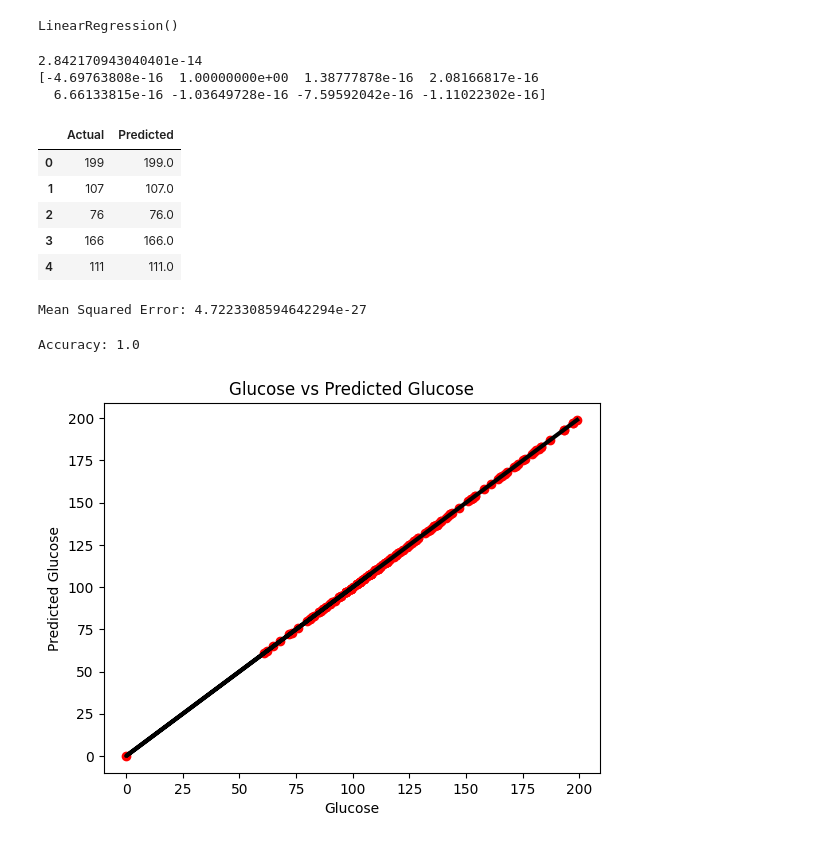
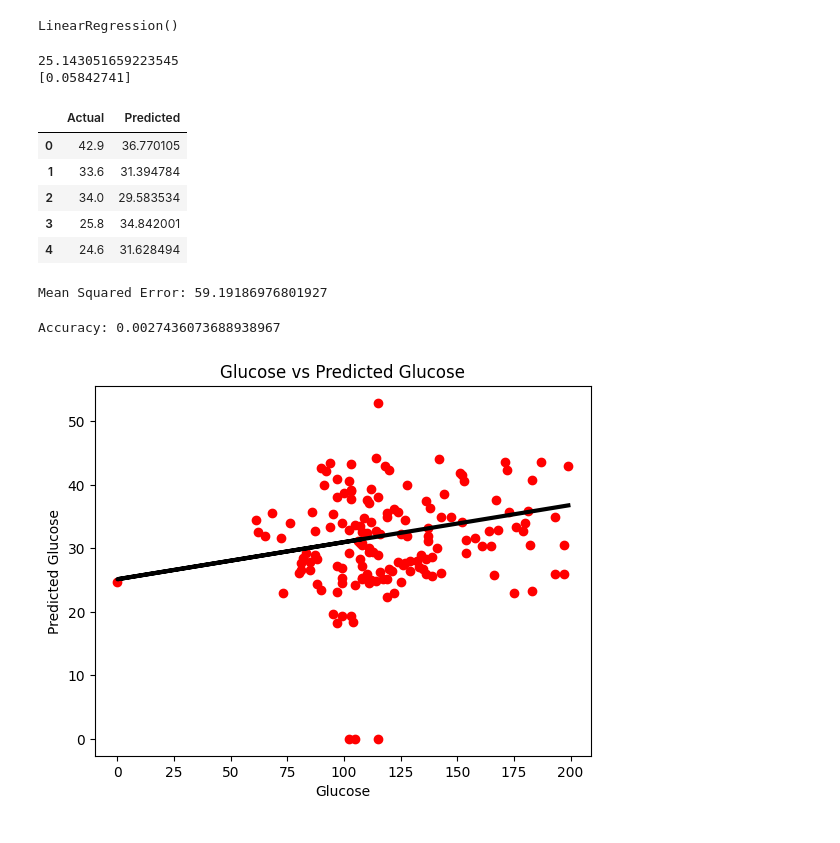
Before and after one commit to sarwarjr70/Regression-Model, a Jupyter notebook: Diabetes_Linear_Regression.ipynb, the cells around one changed output. Cells and saved outputs as stored; diff of their text form; code cells hidden in the pictures.

Commit message:
Update Diabetes Linear Regression Model - 3

```diff
--- a/Diabetes_Linear_Regression.ipynb
+++ b/Diabetes_Linear_Regression.ipynb
@@ -6,8 +6,8 @@ import numpy as np
 import matplotlib.pyplot as plt
 %matplotlib inline
 # %%
-dataset = pd.read_csv('/content/drive/MyDrive/GUB Doc/diabetes.csv')
-dataset.head()
+df = pd.read_csv("/content/drive/MyDrive/GUB Doc/diabetes.csv")
+df.head()
 # %% [output]
 |  | Pregnancies | Glucose | BloodPressure | SkinThickness | Insulin | BMI | DiabetesPedigreeFunction | Age | ... |
 | 0 | 6 | 148 | 72 | 35 | 0 | 33.6 | 0.627 | 50 | ... |
@@ -15,3 +15,6 @@ dataset.head()
 | 2 | 8 | 183 | 64 | 0 | 0 | 23.3 | 0.672 | 32 | ... |
 | 3 | 1 | 89 | 66 | 23 | 94 | 28.1 | 0.167 | 21 | ... |
 | 4 | 0 | 137 | 40 | 35 | 168 | 43.1 | 2.288 | 33 | ... |
+# %%
+df.drop(columns=['Pregnancies','BloodPressure','SkinThickness','Insulin','DiabetesPedigreeFunction','Age','Outcome'],inplace= True)
+df.head()
@@ -24,8 +34,8 @@ plt.show()
 # %% [output]
 [figure]
 # %%
-X = dataset.iloc[:, :-1]. values
-y = dataset.iloc[:, 1]. values
+X = df.iloc[:, :-1]. values
+y = df.iloc[:, 1]. values
 # %%
 from sklearn.model_selection import train_test_split
 X_train , X_test , y_train , y_test = train_test_split(X, y, test_size =0.2, random_state =0)
@@ -39,37 +49,36 @@ LinearRegression()
 print(regressor.intercept_)
 print(regressor.coef_)
 # %% [output]
-2.842170943040401e-14
-[-4.69763808e-16  1.00000000e+00  1.38777878e-16  2.08166817e-16
-  6.66133815e-16 -1.03649728e-16 -7.59592042e-16 -1.11022302e-16]
+25.143051659223545
+[0.05842741]
 # %%
 y_pred = regressor.predict(X_test)
 df = pd.DataFrame ({'Actual': y_test , 'Predicted': y_pred})
 df.head()
 # %% [output]
 |  | Actual | Predicted |
-| 0 | 199 | 199.0 |
-| 1 | 107 | 107.0 |
-| 2 | 76 | 76.0 |
-| 3 | 166 | 166.0 |
-| 4 | 111 | 111.0 |
+| 0 | 42.9 | 36.770105 |
+| 1 | 33.6 | 31.394784 |
+| 2 | 34.0 | 29.583534 |
+| 3 | 25.8 | 34.842001 |
+| 4 | 24.6 | 31.628494 |
 # %%
 from sklearn import metrics
 print('Mean Squared Error:', metrics.mean_squared_error(y_test , y_pred))
 # %% [output]
-Mean Squared Error: 4.7223308594642294e-27
+Mean Squared Error: 59.19186976801927
 # %%
 print('Accuracy:', metrics.r2_score(y_test , y_pred))
 # %% [output]
-Accuracy: 1.0
+Accuracy: 0.0027436073688938967
 # %%
-plt.scatter(X_test[:, 1], y_test, color='red')
-plt.plot(X_test[:, 1], y_pred, color='black', linewidth=3)
+plt.scatter(X_test, y_test, color='red')
+plt.plot(X_test, y_pred, color='black', linewidth=3)
 
 plt.xlabel('Glucose')
 plt.ylabel('Predicted Glucose')
 plt.title('Glucose vs Predicted Glucose')
 
 plt.show()
 # %% [output]
-[figure, old version]
+[figure, new version]
```
Also changed, not shown: parts of 2 cells of this notebook.
